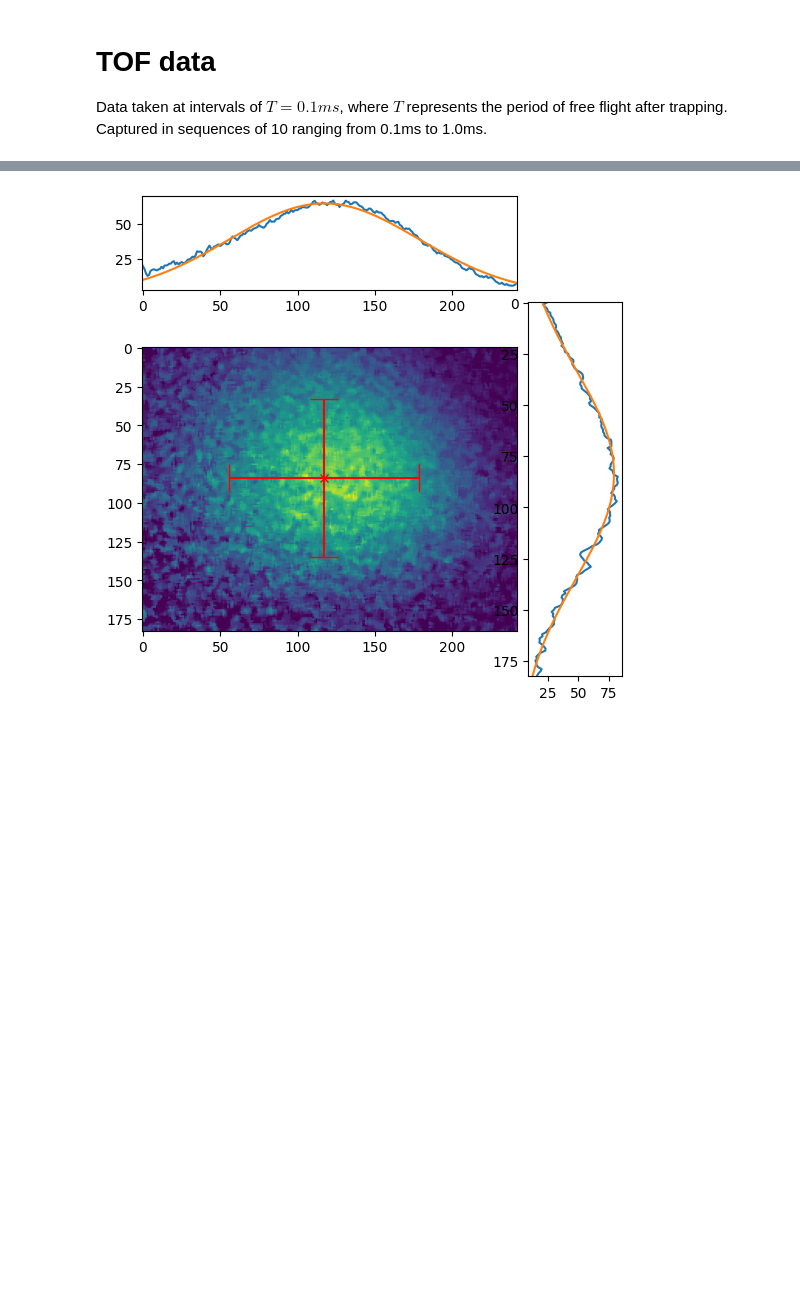
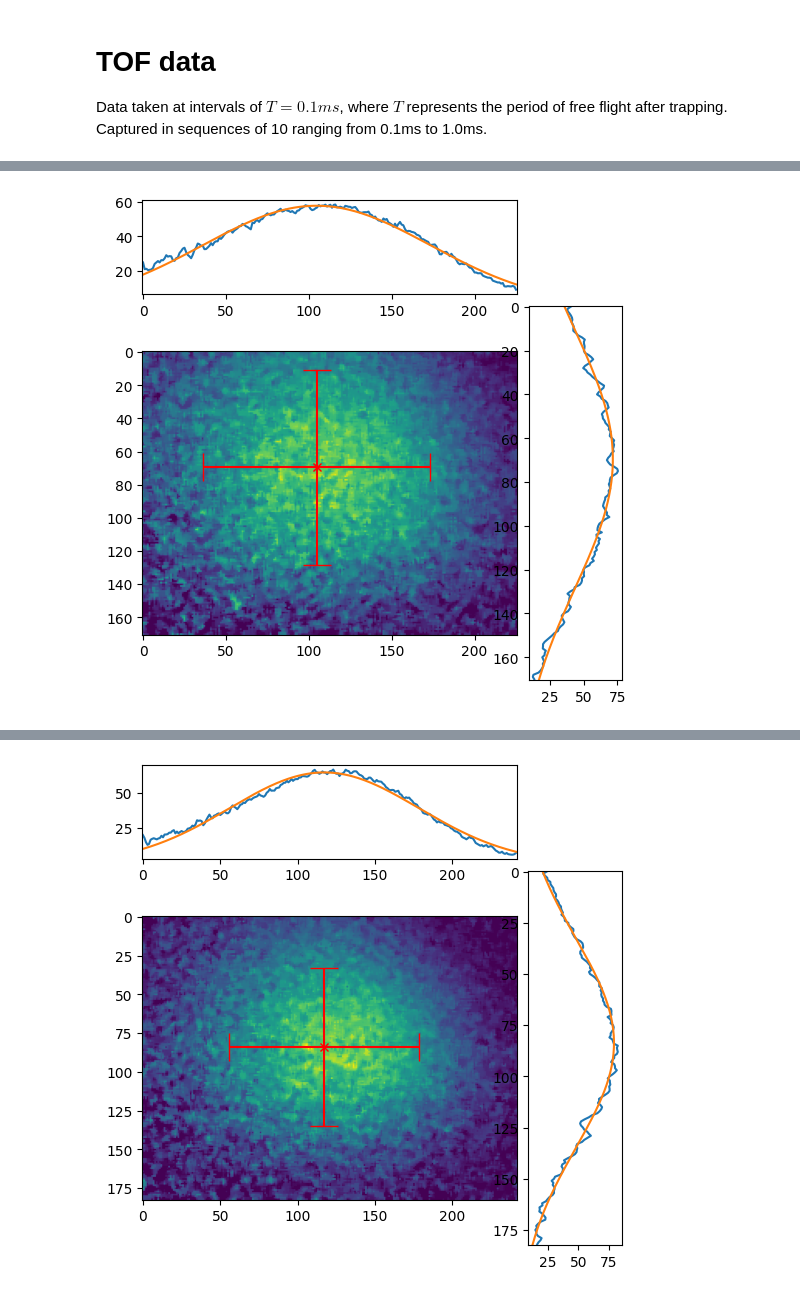
Before and after one commit to benmcdonough20/MOTsArentForKids, a Jupyter notebook: TOF/TOF.ipynb, the cells around one changed output, grey strips where cells are left out. Saved outputs shown, nothing was run; the diff lists cells and outputs as text; code cells hidden in the pictures; blank space fills up the shorter version.

```diff
--- a/TOF/TOF.ipynb
+++ b/TOF/TOF.ipynb
@@ -167,0 +191,4 @@ data[0].plot_blob()
+# %%
+data[5].plot_fit()
+# %% [output]
+[figure, added]
```
Also changed, not shown: parts of 12 cells of this notebook, 1 other file.
